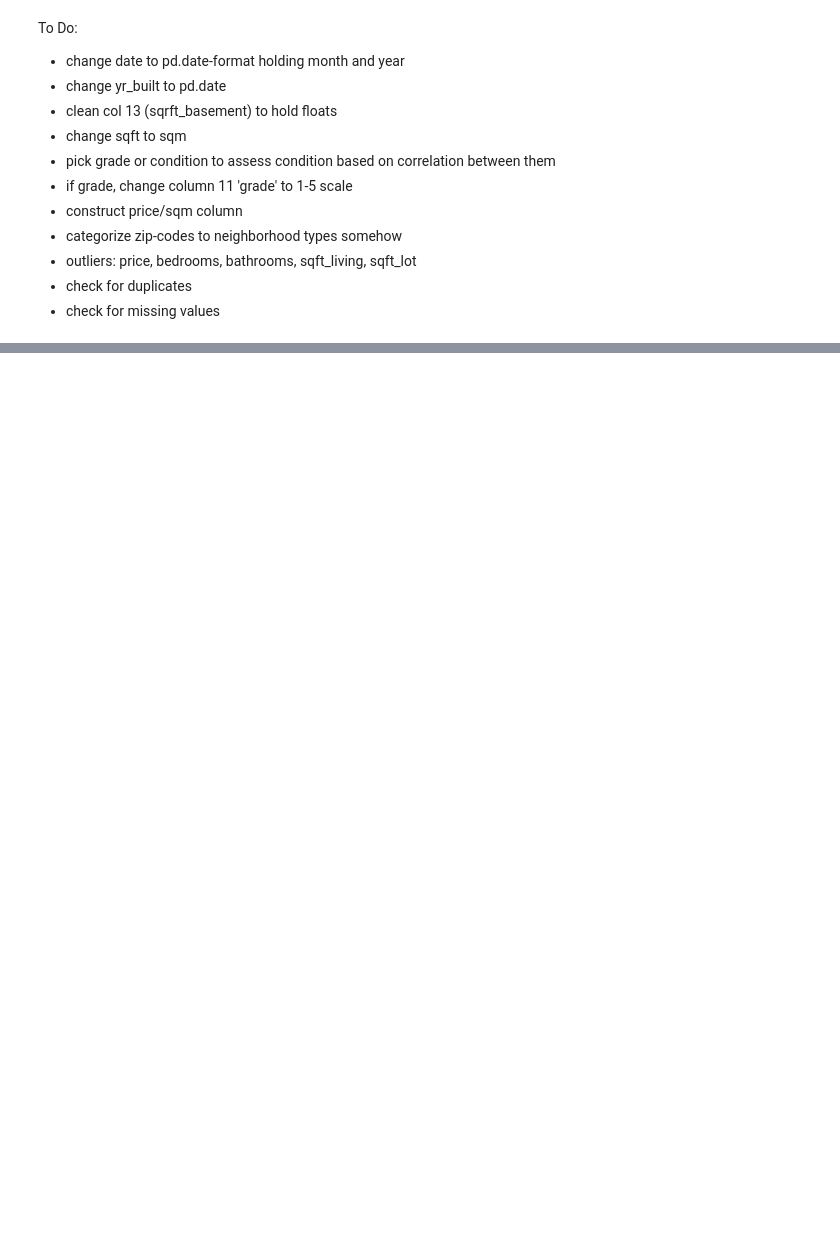
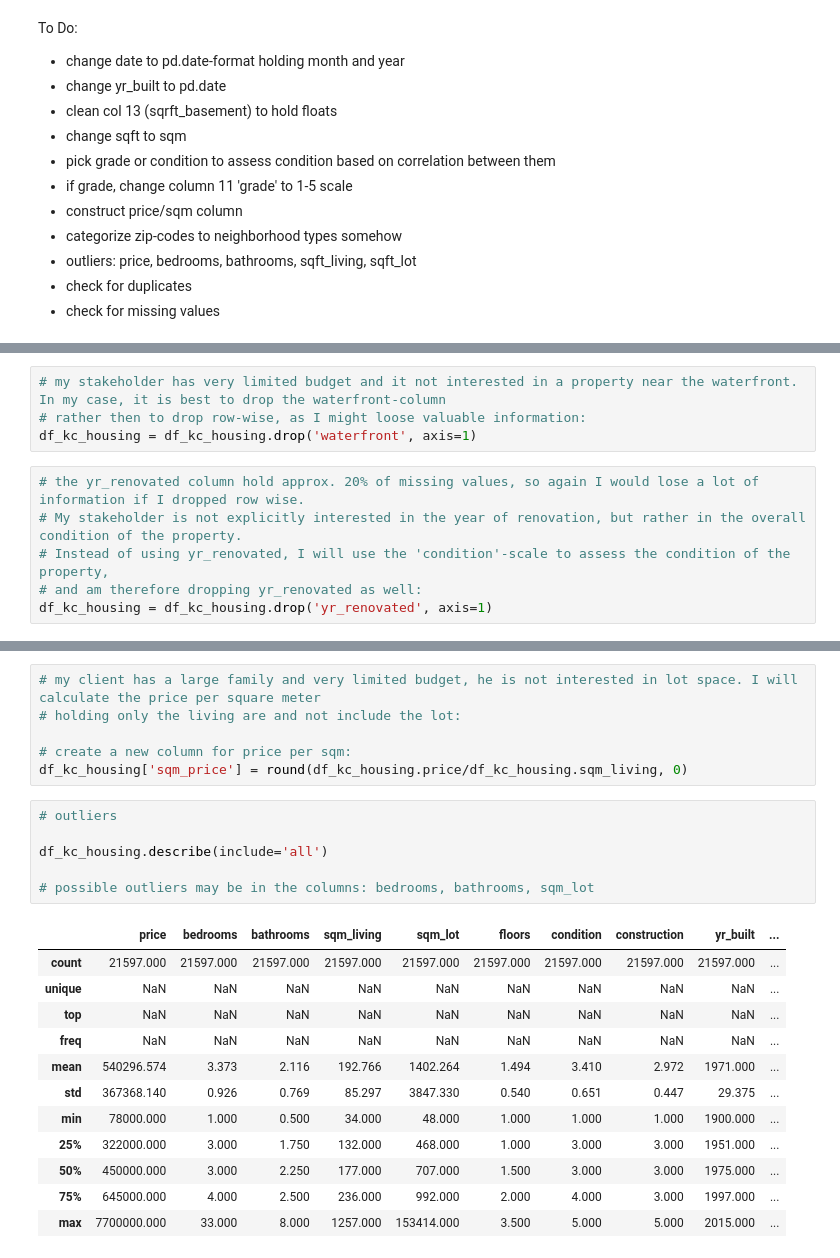
Before and after one commit to Cazta/data_analytics_real_estate, a Jupyter notebook: EDA_data_cleaning.ipynb, the cells around one changed output, grey strips where cells are left out. Cells and saved outputs as stored; diff of their text form; blank space fills up the shorter version.

```diff
--- a/EDA_data_cleaning.ipynb
+++ b/EDA_data_cleaning.ipynb
@@ -113,0 +217,10 @@ To Do:
+# %%
+# my stakeholder has very limited budget and it not interested in a property near the waterfront. In my case, it is best to drop the waterfront-column
+# rather then to drop row-wise, as I might loose valuable information:
+df_kc_housing = df_kc_housing.drop('waterfront', axis=1)
+# %%
+# the yr_renovated column hold approx. 20% of missing values, so again I would lose a lot of information if I dropped row wise.
+# My stakeholder is not explicitly interested in the year of renovation, but rather in the overall condition of the property.
+# Instead of using yr_renovated, I will use the 'condition'-scale to assess the condition of the property,
+# and am therefore dropping yr_renovated as well:
+df_kc_housing = df_kc_housing.drop('yr_renovated', axis=1)
@@ -113,0 +245,25 @@ To Do:
+# %%
+# my client has a large family and very limited budget, he is not interested in lot space. I will calculate the price per square meter
+# holding only the living are and not include the lot:
+
+# create a new column for price per sqm:
+df_kc_housing['sqm_price'] = round(df_kc_housing.price/df_kc_housing.sqm_living, 0)
+# %%
+# outliers
+
+df_kc_housing.describe(include='all')
+
+# possible outliers may be in the columns: bedrooms, bathrooms, sqm_lot
+# %% [output]
+|  | price | bedrooms | bathrooms | sqm_living | sqm_lot | floors | condition | construction | yr_built | ... |
+| count | 21597.000 | 21597.000 | 21597.000 | 21597.000 | 21597.000 | 21597.000 | 21597.000 | 21597.000 | 21597.000 | ... |
+| unique | NaN | NaN | NaN | NaN | NaN | NaN | NaN | NaN | NaN | ... |
+| top | NaN | NaN | NaN | NaN | NaN | NaN | NaN | NaN | NaN | ... |
+| freq | NaN | NaN | NaN | NaN | NaN | NaN | NaN | NaN | NaN | ... |
+| mean | 540296.574 | 3.373 | 2.116 | 192.766 | 1402.264 | 1.494 | 3.410 | 2.972 | 1971.000 | ... |
+| std | 367368.140 | 0.926 | 0.769 | 85.297 | 3847.330 | 0.540 | 0.651 | 0.447 | 29.375 | ... |
+| min | 78000.000 | 1.000 | 0.500 | 34.000 | 48.000 | 1.000 | 1.000 | 1.000 | 1900.000 | ... |
+| 25% | 322000.000 | 3.000 | 1.750 | 132.000 | 468.000 | 1.000 | 3.000 | 3.000 | 1951.000 | ... |
+| 50% | 450000.000 | 3.000 | 2.250 | 177.000 | 707.000 | 1.500 | 3.000 | 3.000 | 1975.000 | ... |
+| 75% | 645000.000 | 4.000 | 2.500 | 236.000 | 992.000 | 2.000 | 4.000 | 3.000 | 1997.000 | ... |
+| max | 7700000.000 | 33.000 | 8.000 | 1257.000 | 153414.000 | 3.500 | 5.000 | 5.000 | 2015.000 | ... |
```
Also changed, not shown: parts of 35 cells of this notebook.
